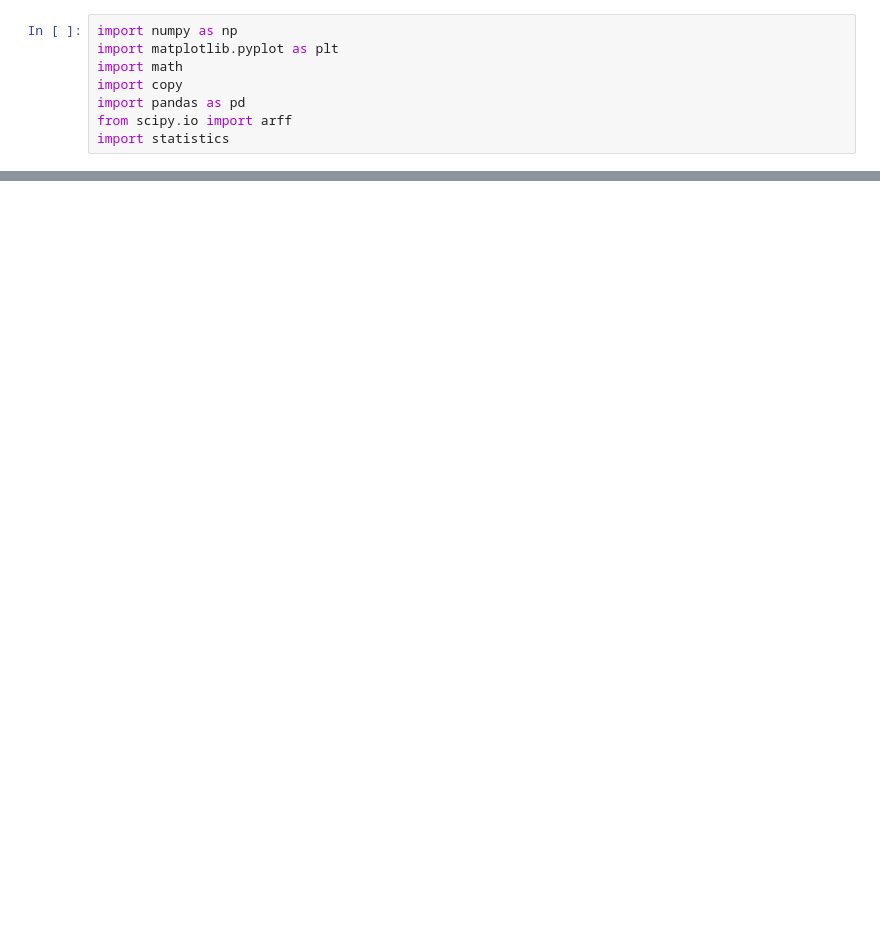
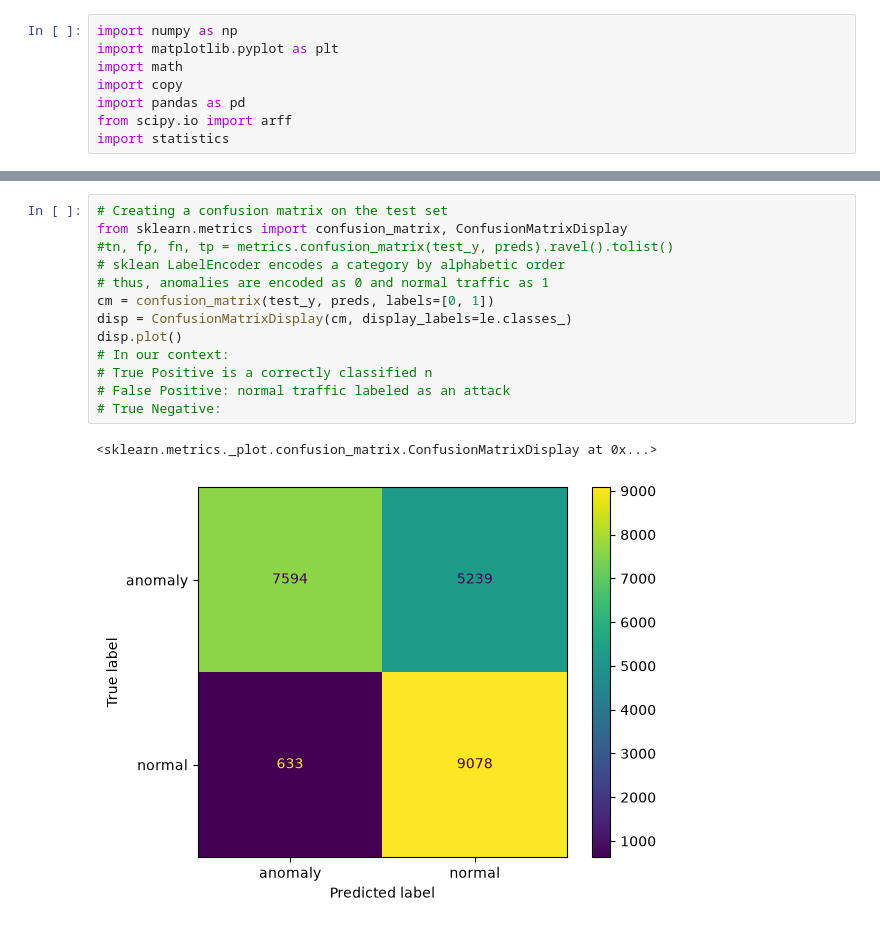
Before and after one commit to OmarHyder07/ML-IDS, a Jupyter notebook: NSL-KDD/log_reg.ipynb, the cells around one changed output, grey strips where cells are left out. Drawn from its saved outputs; the diff is of its cells as text; blank space fills up the shorter version.

Commit message:
confusion matrix and bug fixes

```diff
--- a/NSL-KDD/log_reg.ipynb
+++ b/NSL-KDD/log_reg.ipynb
@@ -157,0 +169,16 @@ print((preds == test_y).mean())
+# %%
+# Creating a confusion matrix on the test set
+from sklearn.metrics import confusion_matrix, ConfusionMatrixDisplay
+#tn, fp, fn, tp = metrics.confusion_matrix(test_y, preds).ravel().tolist()
+# sklean LabelEncoder encodes a category by alphabetic order
+# thus, anomalies are encoded as 0 and normal traffic as 1
+cm = confusion_matrix(test_y, preds, labels=[0, 1])
+disp = ConfusionMatrixDisplay(cm, display_labels=le.classes_)
+disp.plot()
+# In our context:
+# True Positive is a correctly classified n
+# False Positive: normal traffic labeled as an attack
+# True Negative:
+# %% [output]
+<sklearn.metrics._plot.confusion_matrix.ConfusionMatrixDisplay at 0x...>
+[figure, added]
```
Also changed, not shown: parts of 8 cells of this notebook, 1 other file.
